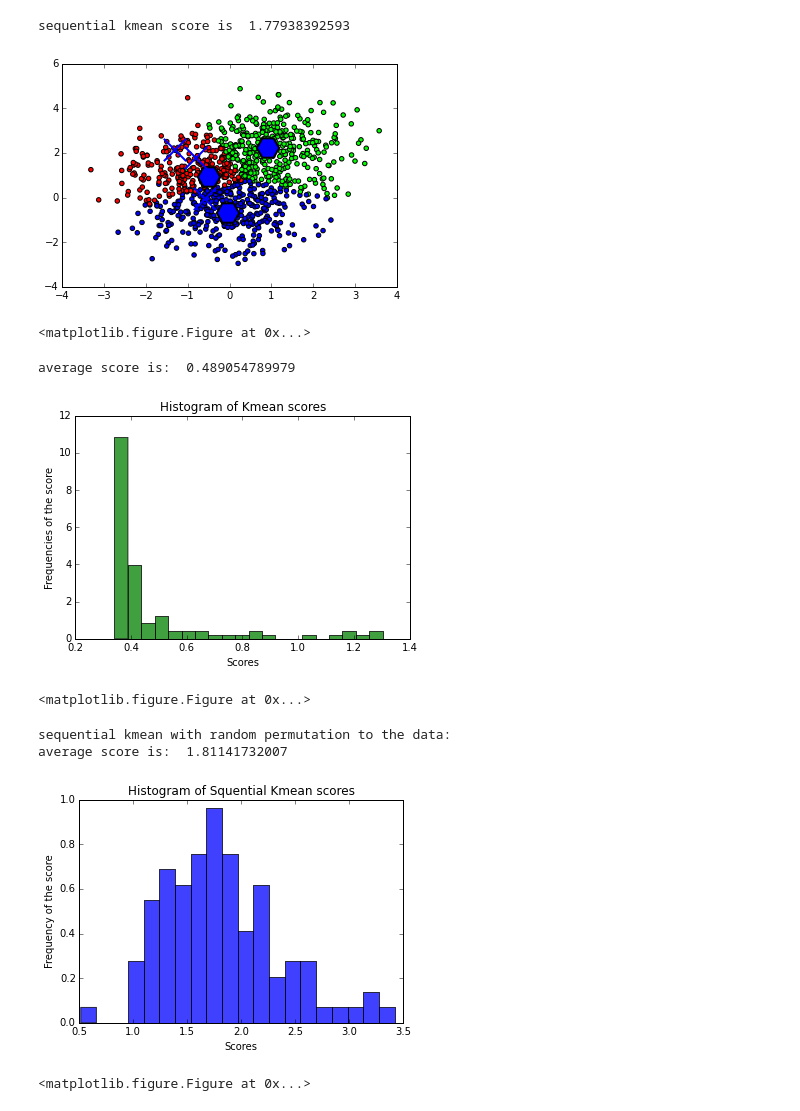
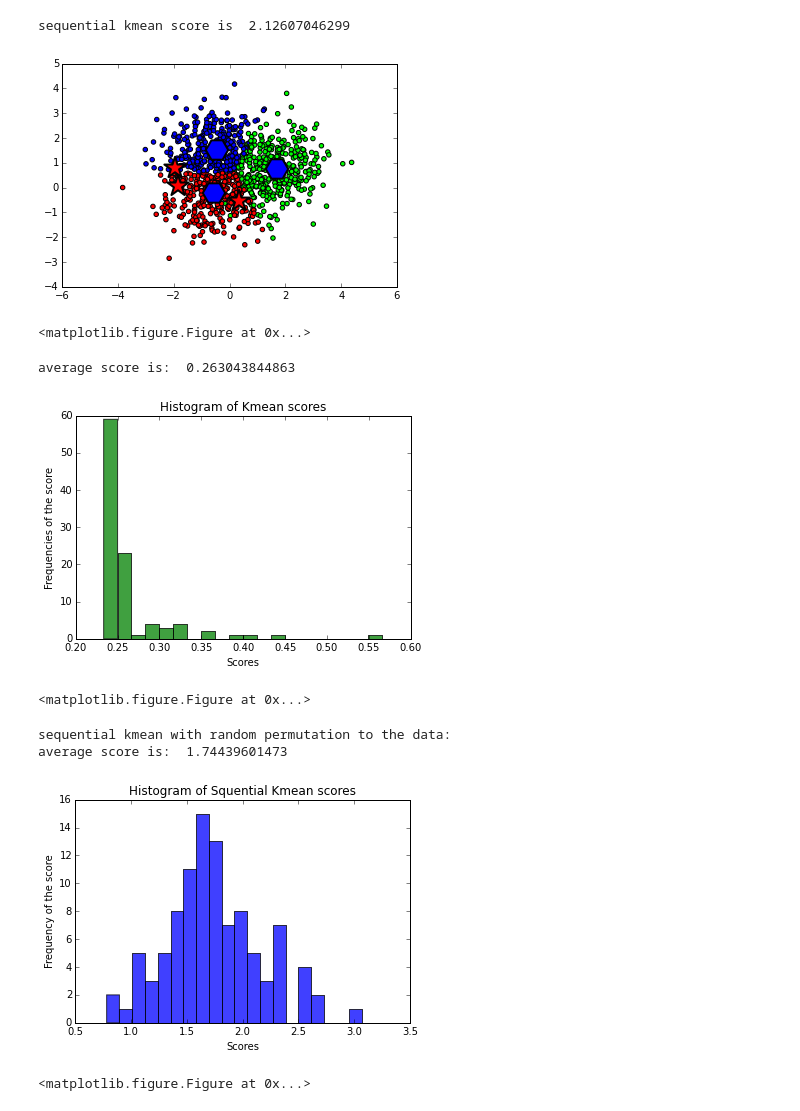
Before and after one commit to RuiqingQiu/K-Mean, a Jupyter notebook: kmeans.ipynb, the cells around one changed output. Cells and saved outputs as stored; diff of their text form; code cells hidden in the pictures.

```diff
--- a/kmeans.ipynb
+++ b/kmeans.ipynb
@@ -21,6 +22,7 @@ class Data(object):
         self.k = k
         self.p = p
         self.true_center = []
+        self.true_cluster_list = []
 
     def init_board_gauss(self):
         n = float(self.N)/self.k
@@ -32,7 +34,7 @@ class Data(object):
                 c = c + (random.uniform(-1,1),)
             self.true_center.append(c)
             #s = random.uniform(0.05,0.5)
-            s = 0.1
+            s = 0.05
             x = []
             while len(x) < n:
                 # need to change dimension
@@ -54,14 +56,14 @@ class Data(object):
     def error_calculate(self,res):
         error = 0.0
         for i in range(self.k):
-            min_dis = 10000000
+            min_dis = distance.euclidean(self.true_center[i],res[0])
             for j in range(self.k):
                 # calculate the distance btw true center and kmean center
                 dst = distance.euclidean(self.true_center[i],res[j])
                 # find the minimum dst btw the true center and kmean center
                 if dst < min_dis:
                     min_dis = dst
-            error += min_dis
+            error += min_dis * min_dis
         # print "the error rate is: ", error
         return error
 
@@ -83,6 +85,8 @@ class Data(object):
     # return value: generate n samples from the mixture of Gaussian
     def generate_mult_normal_based_prob(self, prob, means, covariance, num_of_samples):
         data_list = []
+        # keep track which points belong to which cluster
+        true_cluster_list = []
         for i in range(num_of_samples):
             # flip a coin to see which cluster the data point comes from
             random_num = random.random()
@@ -93,9 +97,12 @@ class Data(object):
                     break
                 sum += p
                 index = index + 1
+            true_cluster_list.append(index)
             # call the generate_mult_normal_data rountine
             data_list.append(self.generate_mult_normal_data(means[index], covariance,1)[0])
+        self.true_cluster_list = true_cluster_list
         return np.array(data_list)[:num_of_samples]
+        #return (np.array(data_list)[:num_of_samples], true_cluster_list)
 # %%
 def sequential_kmean(data, k):
     kmean_center = []
@@ -117,13 +124,13 @@ def sequential_kmean(data, k):
     while index < len(data):
         # print index
         current_point = data[index]
-        min_dist = 100000.0
+        min_dist =  distance.euclidean(kmean_center_np[0], current_point)
         replace_position = 0
 
         # find the distance to the nearest kmean center
         for i in range(k):
             dist = distance.euclidean(kmean_center_np[i], current_point)
-            if dist < min_dist:
+            if dist <= min_dist:
                 min_dist = dist
                 replace_position = i
         # index is the current point
@@ -139,7 +146,7 @@ def sequential_kmean(data, k):
 p = 2
 
 # sqrt of variance
-sigma = 0.99
+sigma = 0.9
 
 # k is number of clusters
 k = 3
@@ -198,7 +218,7 @@ kmean score is  0.377362721851
 # %%
 # run sequential kmean
 res2, idx2 = sequential_kmean(data_set, k)
-score = d.error_calculate(res2) / (sigma * sigma * p)
+score = math.sqrt(d.error_calculate(res2) / (sigma * sigma * p))
 print "sequential kmean score is ", score
 
 # second graph - sequential kmean
@@ -206,12 +226,12 @@ colors = ([([1,0,0],[0,1,0],[0,0,1])[i] for i in idx2])
 pylab.scatter(data_set[:,0],data_set[:,1], c=colors)
 pylab.scatter(d.true_center[:,0],d.true_center[:,1], marker='H', s = 500, linewidths=2)
 # x means sequential centers
-pylab.scatter(res2[:,0],res2[:,1], marker='x', s = 500, linewidths=2)
+pylab.scatter(res2[:,0],res2[:,1], marker='*', s = 500, linewidths=2, c='red')
 pylab.show()
 pylab.clf()
 # %% [output]
-sequential kmean score is  1.77938392593
+sequential kmean score is  2.12607046299
-[figure, old version]
+[figure, new version]
 <matplotlib.figure.Figure at 0x...>
 # %%
 # Experiment 1: Running kmeans on the data and obtain average score
@@ -219,47 +239,47 @@ num_of_iterations = 100
 score_list = []
 for i in range(num_of_iterations):
     res1, idx1 = kmeans2(data_set, k)
-    score_list.append(d.error_calculate(res1) / (sigma * sigma * p))
+    score_list.append(math.sqrt(d.error_calculate(res1) / (sigma * sigma * p)))
 print "average score is: ", sum(score_list)/len(score_list)
 plt.xlabel('Scores')
 plt.ylabel('Frequencies of the score')
 plt.title(r'Histogram of Kmean scores')
 #plt.bar(range(num_of_iterations), score_list)
-n, bins, patches = plt.hist(score_list,20,normed=1,facecolor="green",alpha=0.75)
+n, bins, patches = plt.hist(score_list,20,normed=0,facecolor="green",alpha=0.75)
 
 # Tweak spacing to prevent clipping of ylabel
 #plt.subplots_adjust(left=0.15)
 plt.show()
 pylab.clf()
 # %% [output]
-average score is:  0.489054789979
+average score is:  0.263043844863
-[figure, old version]
+[figure, new version]
 <matplotlib.figure.Figure at 0x...>
 # %%
 # Experiment 2: Running sequential kmeans on the data and obtain average score
 score_list = []
 res1, idx1 = sequential_kmean(np.random.permutation(data_set) , k)
 print "sequential kmean with random permutation to the data: "
 for i in range(num_of_iterations):
     # with permutation
     res1, idx1 = sequential_kmean(np.random.permutation(data_set) , k)
-    score_list.append(d.error_calculate(res1) / (sigma * sigma * p))
+    score_list.append(math.sqrt(d.error_calculate(res1) / (sigma * sigma * p)))
 print "average score is: ", sum(score_list)/len(score_list)
 # add a 'best fit' line
 plt.xlabel('Scores')
 plt.ylabel('Frequency of the score')
 plt.title(r'Histogram of Squential Kmean scores')
 #plt.bar(range(num_of_iterations), score_list)
-n, bins, patches = plt.hist(score_list,20,normed=1,facecolor="blue",alpha=0.75)
+n, bins, patches = plt.hist(score_list,20,normed=0,facecolor="blue",alpha=0.75)
 
 # Tweak spacing to prevent clipping of ylabel
-plt.subplots_adjust(left=0.15)
+#plt.subplots_adjust(left=0.15)
 plt.show()
 pylab.clf()
 # %% [output]
 sequential kmean with random permutation to the data:
-average score is:  1.81141732007
+average score is:  1.74439601473
-[figure, old version]
+[figure, new version]
 <matplotlib.figure.Figure at 0x...>
 # %%
 # Experiment 3: Adding some easy points to the list to teach the sequential kmean
```
Also changed, not shown: parts of 5 cells of this notebook.
